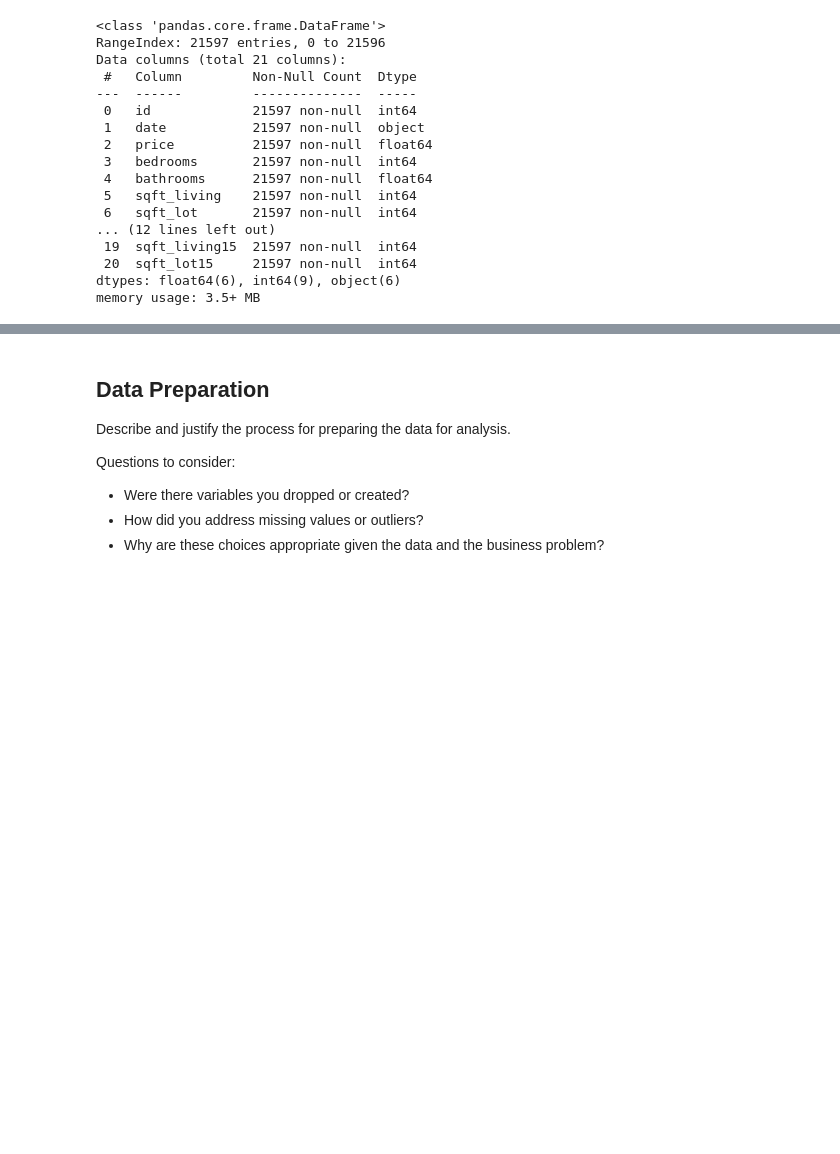
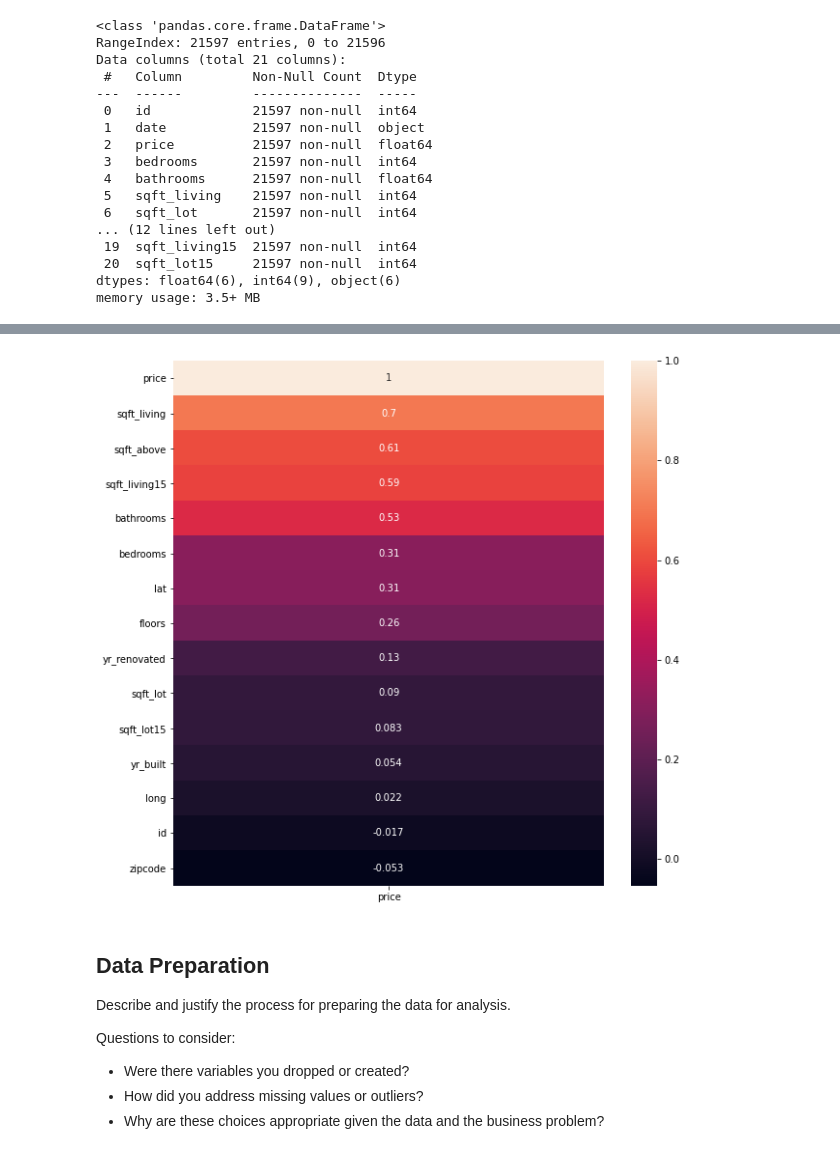
Before and after one commit to Shoemaker703/home_sales_analysis_project, a Jupyter notebook: Project2_final.ipynb, the cells around one changed output, grey strips where cells are left out. Drawn from its saved outputs; the diff is of its cells as text; code cells hidden in the pictures; blank space fills up the shorter version.

```diff
--- a/Project2_final.ipynb
+++ b/Project2_final.ipynb
@@ -89,6 +99,11 @@ df.describe()
 | 50% | 3.904930e+09 | 4.500000e+05 | 3.000000 | 2.250000 | 1910.000000 | 7.618000e+03 | 1.500000 | 1560.000000 | 1975.000000 | ... |
 | 75% | 7.308900e+09 | 6.450000e+05 | 4.000000 | 2.500000 | 2550.000000 | 1.068500e+04 | 2.000000 | 2210.000000 | 1997.000000 | ... |
 | max | 9.900000e+09 | 7.700000e+06 | 33.000000 | 8.000000 | 13540.000000 | 1.651359e+06 | 3.500000 | 9410.000000 | 2015.000000 | ... |
+# %%
+fig, ax = plt.subplots(figsize = (10,10))
+sns.heatmap(df.corr()[['price']].sort_values(by = ['price'], ascending = False), annot=True);
+# %% [output]
+[figure, added]
 # %% [markdown]
 ## Data Preparation
 
```
Also changed, not shown: parts of 77 cells of this notebook.
